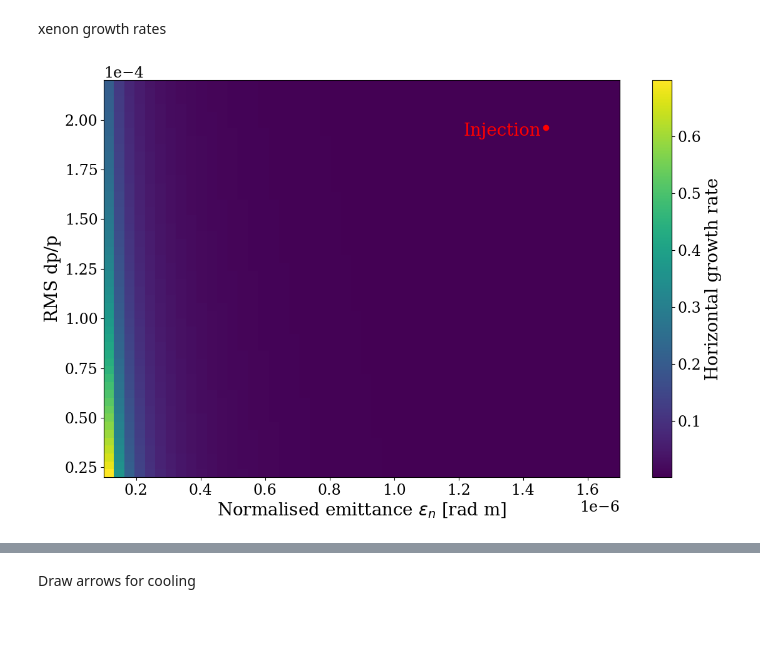
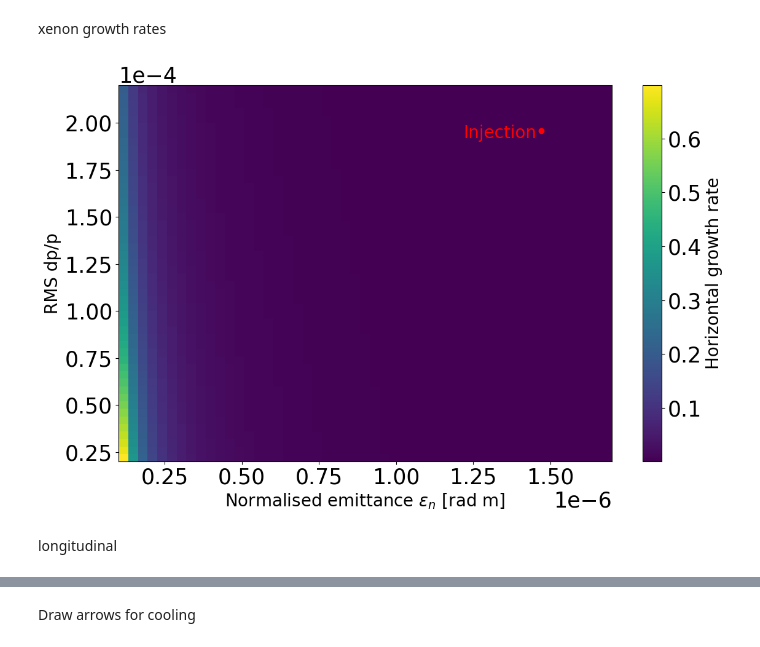
Before and after one commit to pkruyt/laser_cooling, a Jupyter notebook: SPS/SPS_pulsed/full_lattice/Plot_IBS_kicks_vs_growth_rates.ipynb, the cells around one changed output, grey strips where cells are left out. Saved outputs shown, nothing was run; the diff lists cells and outputs as text; code cells hidden in the pictures.

```diff
--- a/SPS/SPS_pulsed/full_lattice/Plot_IBS_kicks_vs_growth_rates.ipynb
+++ b/SPS/SPS_pulsed/full_lattice/Plot_IBS_kicks_vs_growth_rates.ipynb
@@ -1,24 +0,0 @@
-# %%
-import numpy as np
-import xtrack as xt
-import xobjects as xo
-import xpart as xp
-import numpy as np
-import matplotlib.pyplot as plt
-from tqdm import tqdm
-from scipy import constants
-from matplotlib.patches import Patch
-from ipywidgets import interact, IntSlider
-
-#### PLOT THE DATA #######
-SMALL_SIZE = 13.5
-MEDIUM_SIZE = 17
-BIGGER_SIZE = 25
-plt.rcParams["font.family"] = "serif"
-plt.rc('font', size=SMALL_SIZE)          # controls default text sizes
-plt.rc('axes', titlesize=BIGGER_SIZE)    # fontsize of the axes title
-plt.rc('axes', labelsize=BIGGER_SIZE)    # fontsize of the x and y labels
-plt.rc('xtick', labelsize=MEDIUM_SIZE)   # fontsize of the tick labels
-plt.rc('ytick', labelsize=MEDIUM_SIZE)   # fontsize of the tick labels
-plt.rc('legend', fontsize=BIGGER_SIZE)   # legend fontsize
-plt.rc('figure', titlesize=BIGGER_SIZE)  # fontsize of the figure title
@@ -95,34 +125,36 @@ for i,ion_loop in tqdm(enumerate([lead])):
 
     growth_rates_2d_x = data['growth_rates_2d_x']
     growth_rates_2d_y = data['growth_rates_2d_y']
-    growth_rates_2d_z = data['growth_rates_2d_z']
+    growth_rates_2d_z = 0.5*data['growth_rates_2d_z']
     #max_growth_rate=np.maximum(growth_rates_2d_x,growth_rates_2d_y,growth_rates_2d_z)
     # max_growth_rate = np.maximum.reduce([growth_rates_2d_x, growth_rates_2d_y, growth_rates_2d_z])
     # max_growth_rate=growth_rates_2d_x
     sig_delta_list = data['sig_delta_list']
     n_emitt_list = data['n_emitt_list']
     total_intensity = data['total_intensity']
 
     plt.figure(figsize=(12, 8))
     plt.rcParams.update({'font.size': 25})
 
     # Plot the heatmap
     plt.imshow(growth_rates_2d_x, extent=[n_emitt_list.min(), n_emitt_list.max(), sig_delta_list[0], sig_delta_list[-1]],
                aspect='auto', origin='lower', cmap='viridis',norm=None)
 
     cbar = plt.colorbar()
     cbar.set_label('Horizontal growth rate', fontsize=20)
 
     # Add injection point
     plt.scatter(0.98*injection_nemitt, 0.98*injection_dp_p, color='red', label='Injection Point')
     plt.text(0.97*injection_nemitt, 0.96*injection_dp_p, 'Injection', color='red', fontsize=20, ha='right')
 
     #contour = plt.contour(geo_epsx_list, sig_delta_list, growth_rates_2d_x, levels=[threshold], colors='red', linewidths=2)
     plt.xlabel('Normalised emittance $\\epsilon_n$ [rad m]', fontsize=20)
     plt.ylabel('RMS dp/p', fontsize=20)
     plt.ticklabel_format(style='sci', axis='y', scilimits=(0, 0))
     plt.tight_layout()
     # plt.savefig('Lead_cooling_IBS_regime.png', dpi=300)
     plt.show()
 # %% [output]
-[figure, old version]
+[figure, new version]
+# %% [markdown]
+longitudinal
```
Also changed, not shown: parts of 26 cells of this notebook, 11 other files.
